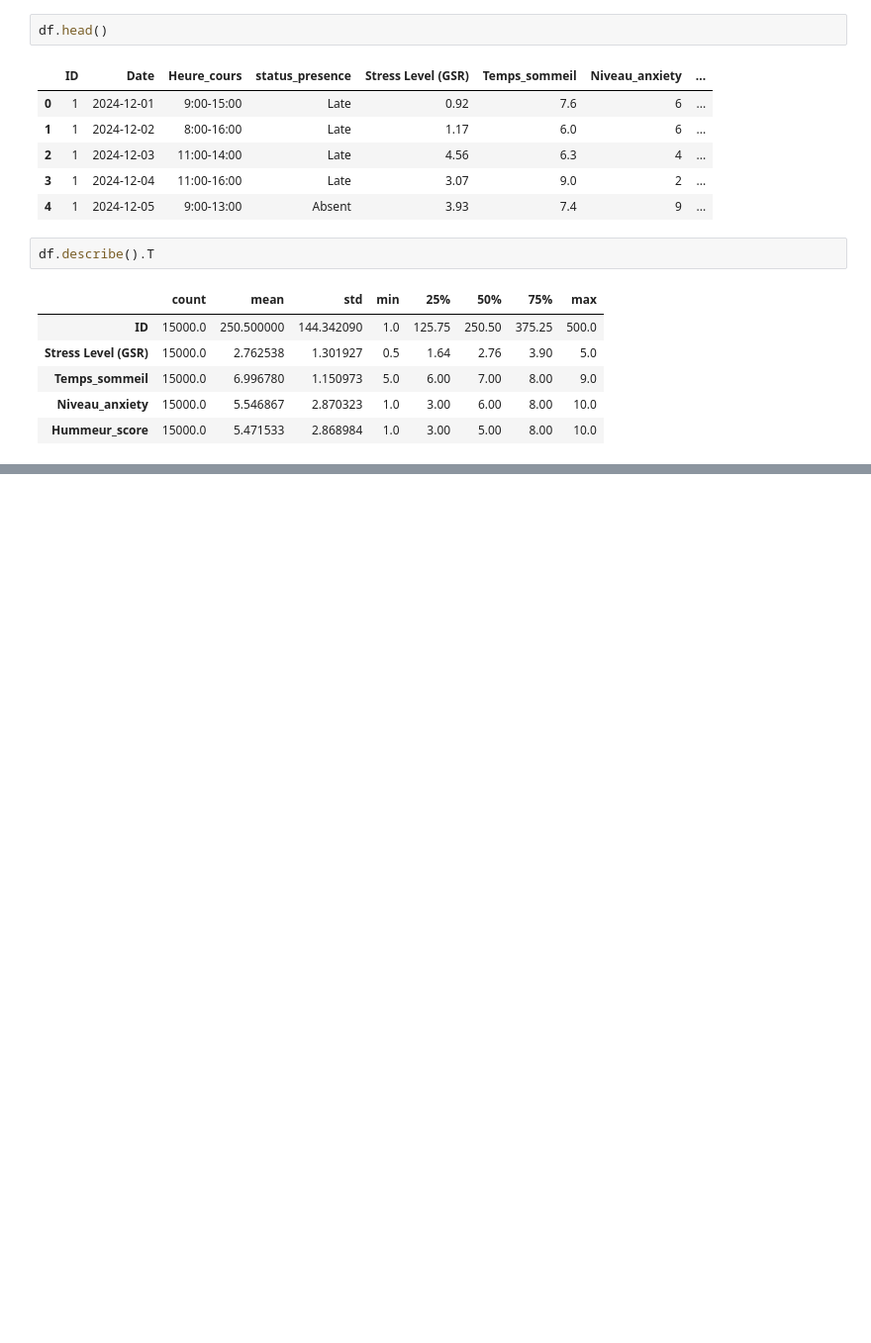
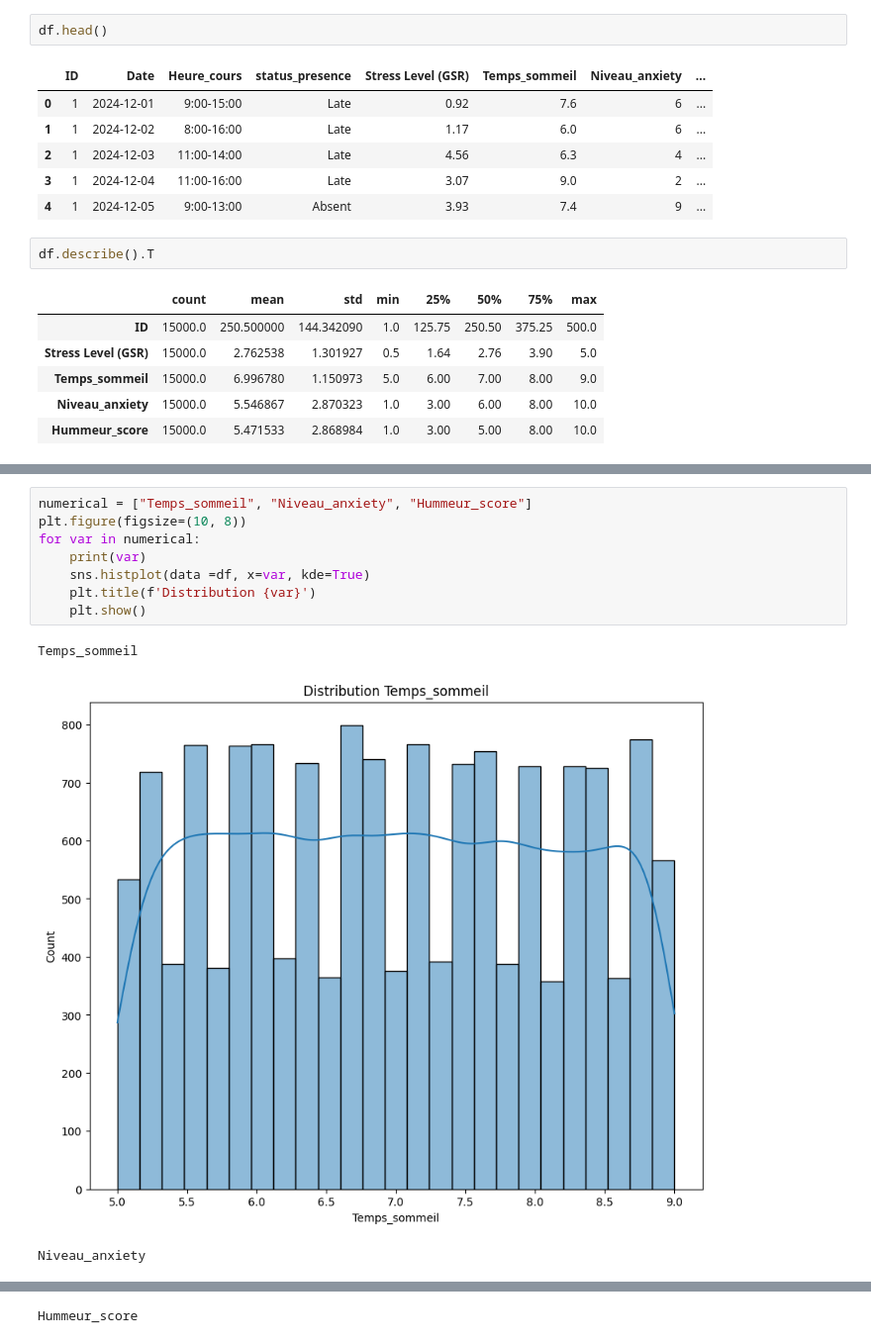
Before and after one commit to dona-eric/Projet-Etudiant, a Jupyter notebook: Data_Health_Student/Analyse_health_student/Analyse_stduent.ipynb, the cells around one changed output, grey strips where cells are left out. Shown at 99% size. Drawn from its saved outputs; the diff is of its cells as text; blank space fills up the shorter version.

```diff
--- a/Data_Health_Student/Analyse_health_student/Analyse_stduent.ipynb
+++ b/Data_Health_Student/Analyse_health_student/Analyse_stduent.ipynb
@@ -62,0 +102,12 @@ df.describe().T
+# %%
+numerical = ["Temps_sommeil", "Niveau_anxiety", "Hummeur_score"]
+plt.figure(figsize=(10, 8))
+for var in numerical:
+    print(var)
+    sns.histplot(data =df, x=var, kde=True)
+    plt.title(f'Distribution {var}')
+    plt.show()
+# %% [output]
+Temps_sommeil
+[figure, added]
+Niveau_anxiety
@@ -62,0 +115 @@ df.describe().T
+Hummeur_score
```
Also changed, not shown: parts of 48 cells of this notebook, 5 other files.
